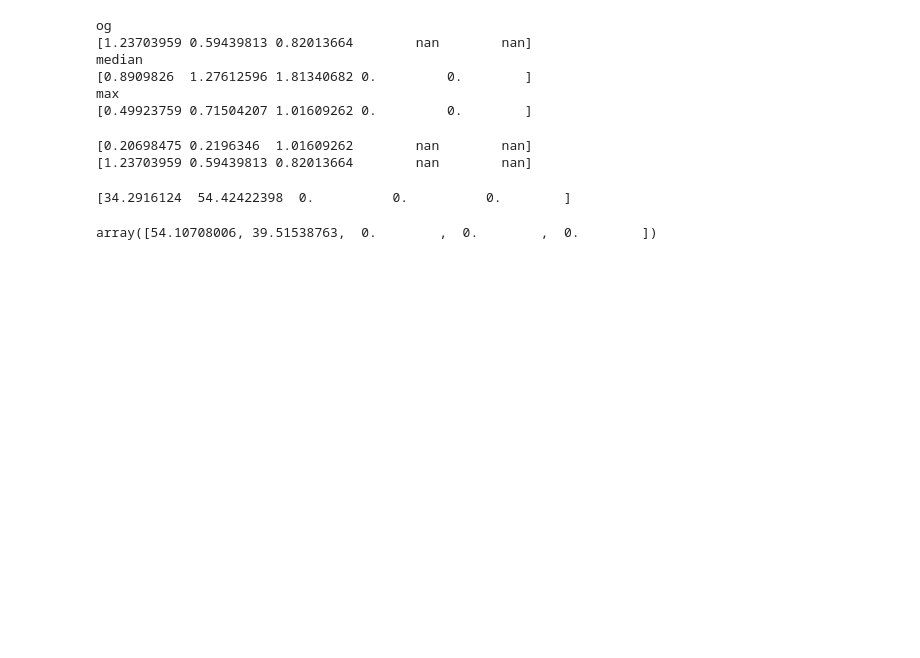
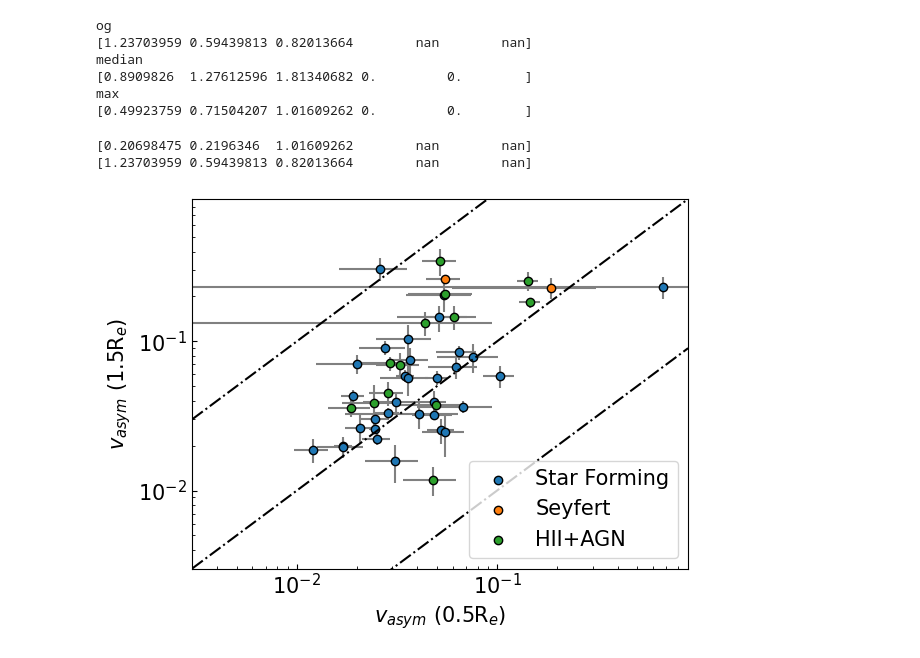
Before and after one commit to r-bagge/MAGPI_kinematics, a Jupyter notebook: plots.ipynb, the cells around one changed output. Drawn from its saved outputs; the diff is of its cells as text; code cells hidden in the pictures; blank space fills up the shorter version.

```diff
--- a/plots.ipynb
+++ b/plots.ipynb
@@ -115,12 +115,32 @@ print((ks2 + ks3 + ks4 + ks5)/(4*ks1))
 # %% [output]
 [0.20698475 0.2196346  1.01609262        nan        nan]
 [1.23703959 0.59439813 0.82013664        nan        nan]
-# %%
-
-print(ks2 + ks3 + ks4 + ks5)
-# %% [output]
-[34.2916124  54.42422398  0.          0.          0.        ]
-# %%
-s
-# %% [output]
-array([54.10708006, 39.51538763,  0.        ,  0.        ,  0.        ])
+# %%
+sample = pd.read_csv("MAGPI_csv/kinemetry_sample_M2.csv")
+sample = sample[sample["v_asym_15re_err"]<0.1]
+bpt = pd.read_csv("MAGPI_csv/kinemetry_sample_M2_BPT.csv")
+bpt = bpt[bpt["MAGPIID"].isin(sample['MAGPIID'])]
+sf = sample[sample["MAGPIID"].isin(bpt[bpt["type(sf+AGN=0, sf=1, sy=2, ln=3)"]==1]["MAGPIID"])]
+sy = sample[sample["MAGPIID"].isin(bpt[bpt["type(sf+AGN=0, sf=1, sy=2, ln=3)"]==2]["MAGPIID"])]
+comp = sample[sample["MAGPIID"].isin(bpt[bpt["type(sf+AGN=0, sf=1, sy=2, ln=3)"]==0]["MAGPIID"])]
+plt.rcParams.update({"font.size":15})
+fig,ax = plt.subplots()
+ax.scatter(sf["v_asym_05re"],sf["v_asym_15re"],ec="k",label="Star Forming",zorder=2)
+ax.errorbar(sf["v_asym_05re"],sf["v_asym_15re"],yerr=sf["v_asym_15re_err"],xerr=sf['v_asym_05re_err'],ls='',color="grey",zorder=1)
+ax.scatter(sy["v_asym_05re"],sy["v_asym_15re"],ec="k", label="Seyfert",zorder=2)
+ax.errorbar(sy["v_asym_05re"],sy["v_asym_15re"],yerr=sy["v_asym_15re_err"],xerr=sy['v_asym_05re_err'],ls='',color="grey",zorder=1)
+ax.scatter(comp["v_asym_05re"],comp["v_asym_15re"],ec="k",label="HII+AGN",zorder=2)
+ax.errorbar(comp["v_asym_05re"],comp["v_asym_15re"],yerr=comp["v_asym_15re_err"],xerr=comp['v_asym_05re_err'],ls='',color="grey",zorder=1)
+ax.plot(np.linspace(3e-3,9e-1),np.linspace(3e-3,9e-1),color="k",ls="dashdot")
+ax.plot(np.linspace(3e-3,9e-1),10*np.linspace(3e-3,9e-1),color="k",ls="dashdot")
+ax.plot(np.linspace(3e-3,9e-1),0.1*np.linspace(3e-3,9e-1),color="k",ls="dashdot")
+ax.set_xscale("log")
+ax.set_yscale("log")
+ax.set_xlim(3e-3,9e-1)
+ax.set_ylim(3e-3,9e-1)
+ax.legend(loc="lower right")
+ax.set_ylabel(r"$v_{asym}$ (1.5R$_e$)")
+ax.set_xlabel(r"$v_{asym}$ (0.5R$_e$)")
+plt.savefig("plots/paper1/v_asym_re_AGN.pdf",bbox_inches="tight")
+# %% [output]
+[figure, added]
```
Also changed, not shown: 2 other files.
